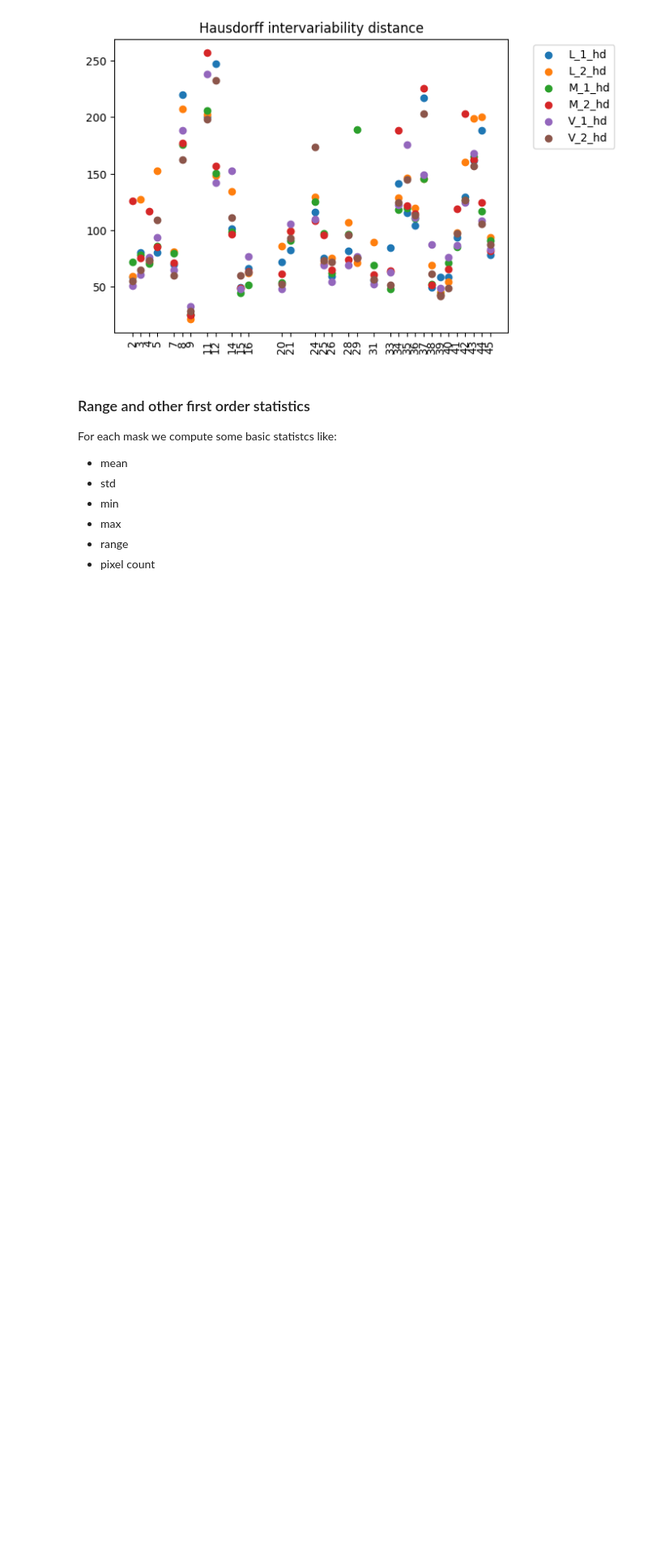
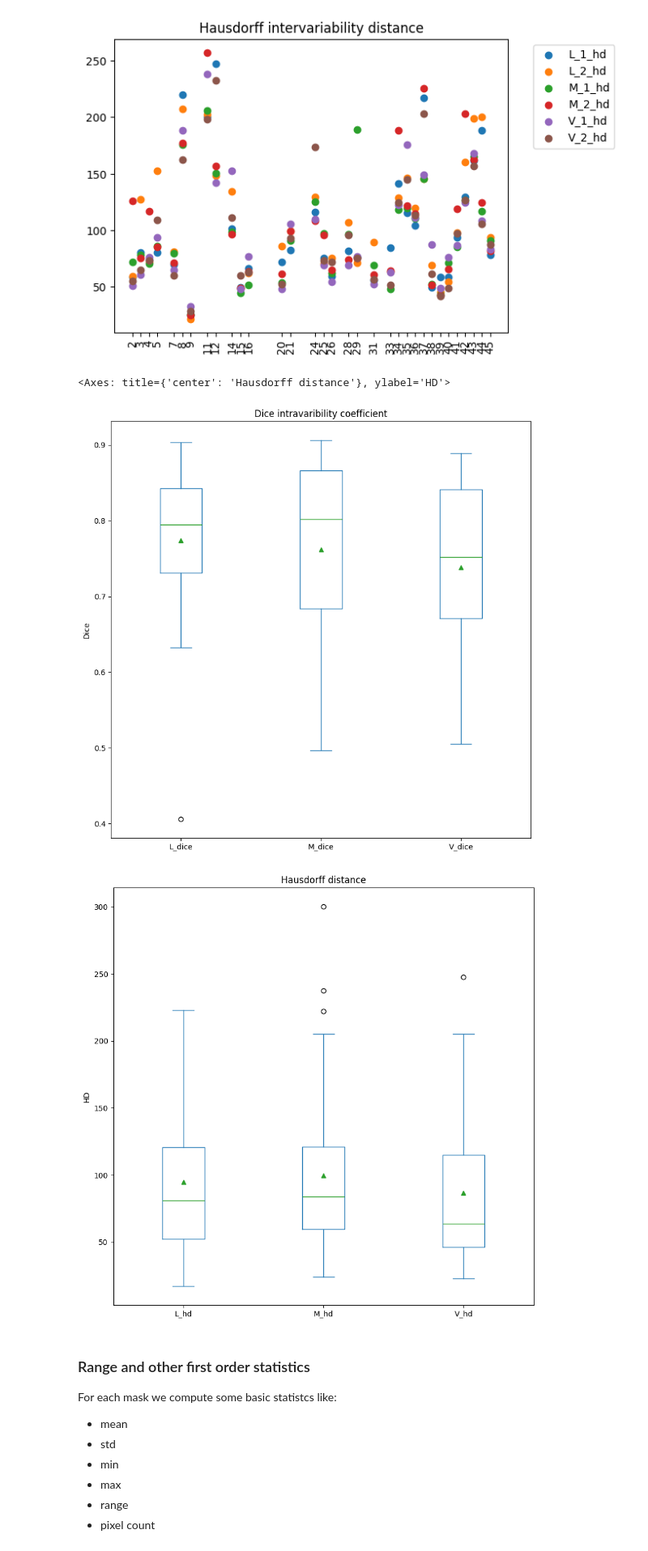
Before and after one commit to Likalto4/Added_value_feature_uncertainty, a Jupyter notebook: data_analysis/data_visualisation.ipynb, the cells around one changed output. Shown at 81% size. Cells and saved outputs as stored; diff of their text form; code cells hidden in the pictures; blank space fills up the shorter version.

Commit message:
made inter and intra variability easy to compute

```diff
--- a/data_analysis/data_visualisation.ipynb
+++ b/data_analysis/data_visualisation.ipynb
@@ -548,6 +505,17 @@ plt.show()
 # %% [output]
 [figure]
 [figure]
+# %%
+# intravaribility boxplots
+df = pd.read_csv(repo_path / 'data/quality_control' / 'fixed_intraobserver_metrics.csv', index_col=0)
+df_dice = df.filter(regex='dice')
+df_dice.plot(kind='box', figsize=(10,10), showfliers=True, showmeans=True, meanline=False, title='Dice intravaribility coefficient', ylabel='Dice')
+df_hd = df.filter(regex='hd')
+df_hd.plot(kind='box', figsize=(10,10), showfliers=True, showmeans=True, meanline=False, title='Hausdorff distance', ylabel='HD')
+# %% [output]
+<Axes: title={'center': 'Hausdorff distance'}, ylabel='HD'>
+[figure, added]
+[figure, added]
 # %% [markdown]
 ### Range and other first order statistics
 For each mask we compute some basic statistcs like:
```
Also changed, not shown: parts of 10 cells of this notebook.
